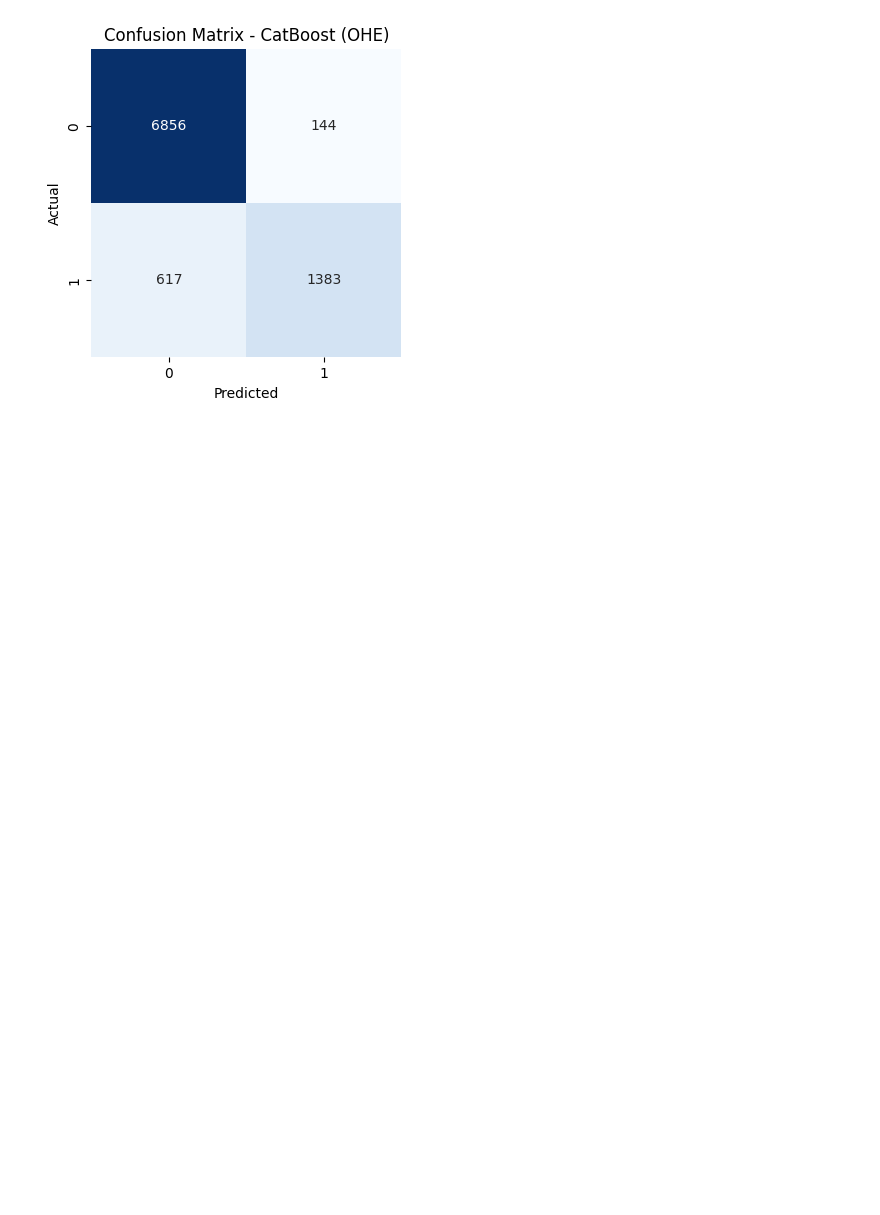
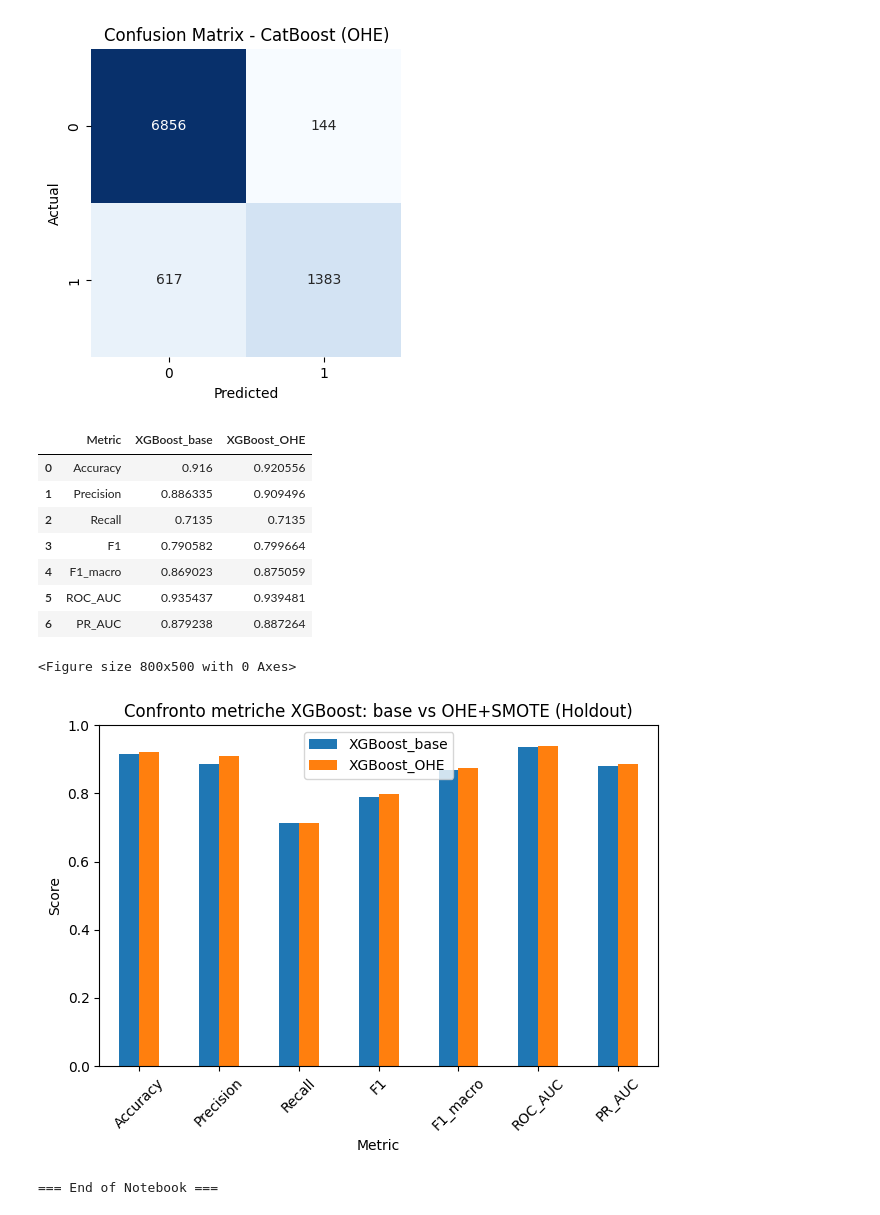
Before and after one commit to NicoBache/DMMLproject, a Jupyter notebook: DMML_CreditRisk_Notebook_Smtnc_ok.ipynb, the cells around one changed output. Saved outputs shown, nothing was run; the diff lists cells and outputs as text; code cells hidden in the pictures; blank space fills up the shorter version.

```diff
--- a/DMML_CreditRisk_Notebook_Smtnc_ok.ipynb
+++ b/DMML_CreditRisk_Notebook_Smtnc_ok.ipynb
@@ -1511,12 +1514,12 @@ plt.legend()
 # ===========================
 # 4) Metrics summary + barplot
 # ===========================
-df_results = pd.DataFrame(results)
-display(df_results)
+df_results_ohe = pd.DataFrame(results)
+display(df_results_ohe)
 
 plt.subplot(1, 2, 2)
 metrics_to_plot = ["Accuracy", "Precision", "Recall", "F1", "F1_macro", "ROC_AUC", "PR_AUC"]
-df_melt = df_results.melt(id_vars="Model", value_vars=metrics_to_plot, var_name="Metric", value_name="Score")
+df_melt = df_results_ohe.melt(id_vars="Model", value_vars=metrics_to_plot, var_name="Metric", value_name="Score")
 sns.barplot(x="Metric", y="Score", hue="Model", data=df_melt)
 plt.title("Metrics Comparison (Holdout Test with OHE+SMOTE)")
 plt.xticks(rotation=45)
@@ -1552,3 +1555,46 @@ for name, model in models_best_ohe.items():
 [figure]
 [figure]
 [figure]
+# %%
+
+import pandas as pd
+import matplotlib.pyplot as plt
+
+# Estrai le metriche di XGBoost dalla prima validazione (df_results) e dalla OHE (df_results_ohe)
+metrics = ["Accuracy", "Precision", "Recall", "F1", "F1_macro", "ROC_AUC", "PR_AUC"]
+
+xgb_base = df_results[df_results["Model"] == "XGBoost"].iloc[0][metrics]
+xgb_ohe = df_results_ohe[df_results_ohe["Model"] == "XGBoost (OHE)"].iloc[0][metrics]
+
+# Costruisci un DataFrame di confronto
+df_compare = pd.DataFrame({
+    "Metric": metrics,
+    "XGBoost_base": xgb_base.values,
+    "XGBoost_OHE": xgb_ohe.values
+})
+
+display(df_compare)
+
+# Barplot di confronto
+plt.figure(figsize=(8,5))
+df_compare.set_index("Metric").plot(kind="bar", rot=45)
+plt.title("Confronto metriche XGBoost: base vs OHE+SMOTE (Holdout)")
+plt.ylabel("Score")
+plt.ylim(0,1)
+plt.tight_layout()
+plt.show()
+# %% [output]
+|  | Metric | XGBoost_base | XGBoost_OHE |
+| 0 | Accuracy | 0.916 | 0.920556 |
+| 1 | Precision | 0.886335 | 0.909496 |
+| 2 | Recall | 0.7135 | 0.7135 |
+| 3 | F1 | 0.790582 | 0.799664 |
+| 4 | F1_macro | 0.869023 | 0.875059 |
+| 5 | ROC_AUC | 0.935437 | 0.939481 |
+| 6 | PR_AUC | 0.879238 | 0.887264 |
+<Figure size 800x500 with 0 Axes>
+[figure, added]
+# %%
+print("=== End of Notebook ===")
+# %% [output]
+=== End of Notebook ===
```
Also changed, not shown: parts of 3 cells of this notebook, 2 other files.
